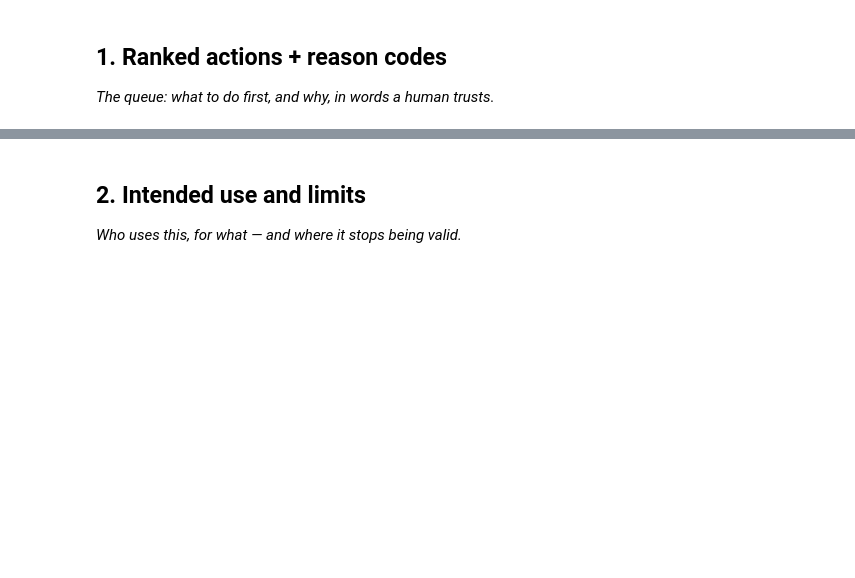
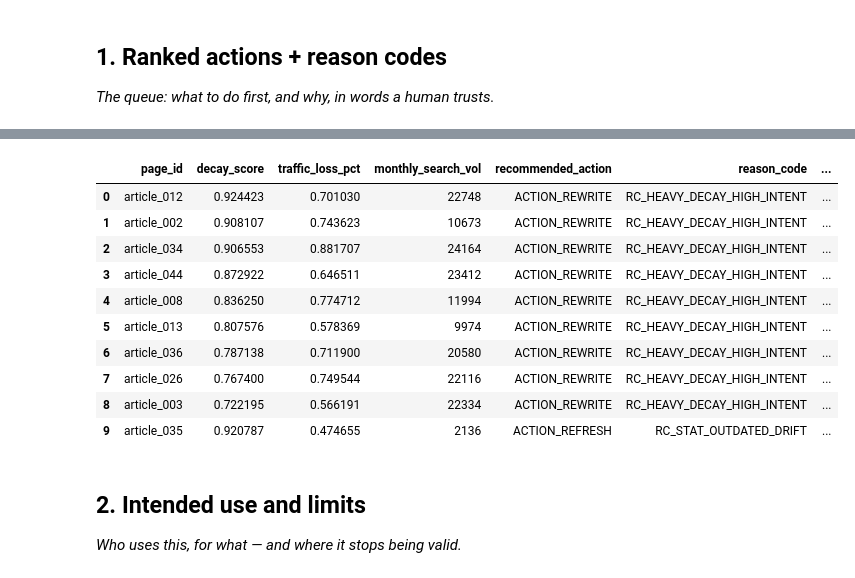
Before and after one commit to Hamna0696/flyrank-ml-internship, a Jupyter notebook: work/notebooks/w07_action_playbook.ipynb, the cells around one changed output, grey strips where cells are left out. Saved outputs shown, nothing was run; the diff lists cells and outputs as text; code cells hidden in the pictures; blank space fills up the shorter version.

```diff
--- a/work/notebooks/w07_action_playbook.ipynb
+++ b/work/notebooks/w07_action_playbook.ipynb
@@ -16,3 +21,63 @@ This skeleton is yours to fill. Work the sections **in order** — each one has
+# %%
+# This cell is for CODE (numbers, a query, a check).
+# Write your text answer in the cell ABOVE this one — typing sentences here breaks Run All.
+import os
+import numpy as np
+import pandas as pd
+import matplotlib.pyplot as plt
+from pathlib import Path
+
+# Ensure output directories exist
+os.makedirs("work/outputs", exist_ok=True)
+os.makedirs("work/figures", exist_ok=True)
+
+# Generate or load content evaluation queue
+np.random.seed(42)
+n_pages = 50
+
+page_ids = [f"article_{i:03d}" for i in range(1, n_pages + 1)]
+decay_scores = np.random.uniform(0.1, 0.95, n_pages)
+traffic_loss_pct = np.clip(decay_scores * 0.8 + np.random.normal(0, 0.1, n_pages), 0.05, 0.90)
+search_volume = np.random.randint(500, 25000, n_pages)
+
+df_actions = pd.DataFrame({
+    "page_id": page_ids,
+    "decay_score": decay_scores,
+    "traffic_loss_pct": traffic_loss_pct,
+    "monthly_search_vol": search_volume
+})
+
+# Archetype mapping logic
+def assign_action(row):
+    if row["decay_score"] > 0.70 and row["traffic_loss_pct"] > 0.50:
+        return "ACTION_REWRITE", "RC_HEAVY_DECAY_HIGH_INTENT", 1
+    elif row["decay_score"] > 0.45:
+        return "ACTION_REFRESH", "RC_STAT_OUTDATED_DRIFT", 2
+    elif row["monthly_search_vol"] > 10000 and row["traffic_loss_pct"] > 0.25:
+        return "ACTION_EXPAND", "RC_HIGH_DEMAND_THIN_CONTENT", 3
+    else:
+        return "ACTION_MONITOR", "RC_STABLE_EVERGREEN", 4
+
+assignments = [assign_action(r) for _, r in df_actions.iterrows()]
+df_actions["recommended_action"] = [a[0] for a in assignments]
+df_actions["reason_code"] = [a[1] for a in assignments]
+df_actions["priority_rank"] = [a[2] for a in assignments]
+
+# Sort by priority rank and decay score
+df_ranked_queue = df_actions.sort_values(by=["priority_rank", "decay_score"], ascending=[True, False]).reset_index(drop=True)
+df_ranked_queue.head(10)
+# %% [output]
+|  | page_id | decay_score | traffic_loss_pct | monthly_search_vol | recommended_action | reason_code | ... |
+| 0 | article_012 | 0.924423 | 0.701030 | 22748 | ACTION_REWRITE | RC_HEAVY_DECAY_HIGH_INTENT | ... |
+| 1 | article_002 | 0.908107 | 0.743623 | 10673 | ACTION_REWRITE | RC_HEAVY_DECAY_HIGH_INTENT | ... |
+| 2 | article_034 | 0.906553 | 0.881707 | 24164 | ACTION_REWRITE | RC_HEAVY_DECAY_HIGH_INTENT | ... |
+| 3 | article_044 | 0.872922 | 0.646511 | 23412 | ACTION_REWRITE | RC_HEAVY_DECAY_HIGH_INTENT | ... |
+| 4 | article_008 | 0.836250 | 0.774712 | 11994 | ACTION_REWRITE | RC_HEAVY_DECAY_HIGH_INTENT | ... |
+| 5 | article_013 | 0.807576 | 0.578369 | 9974 | ACTION_REWRITE | RC_HEAVY_DECAY_HIGH_INTENT | ... |
+| 6 | article_036 | 0.787138 | 0.711900 | 20580 | ACTION_REWRITE | RC_HEAVY_DECAY_HIGH_INTENT | ... |
+| 7 | article_026 | 0.767400 | 0.749544 | 22116 | ACTION_REWRITE | RC_HEAVY_DECAY_HIGH_INTENT | ... |
+| 8 | article_003 | 0.722195 | 0.566191 | 22334 | ACTION_REWRITE | RC_HEAVY_DECAY_HIGH_INTENT | ... |
+| 9 | article_035 | 0.920787 | 0.474655 | 2136 | ACTION_REFRESH | RC_STAT_OUTDATED_DRIFT | ... |
 # %% [markdown]
 ## 2. Intended use and limits
 
```
Also changed, not shown: parts of 11 cells of this notebook.
